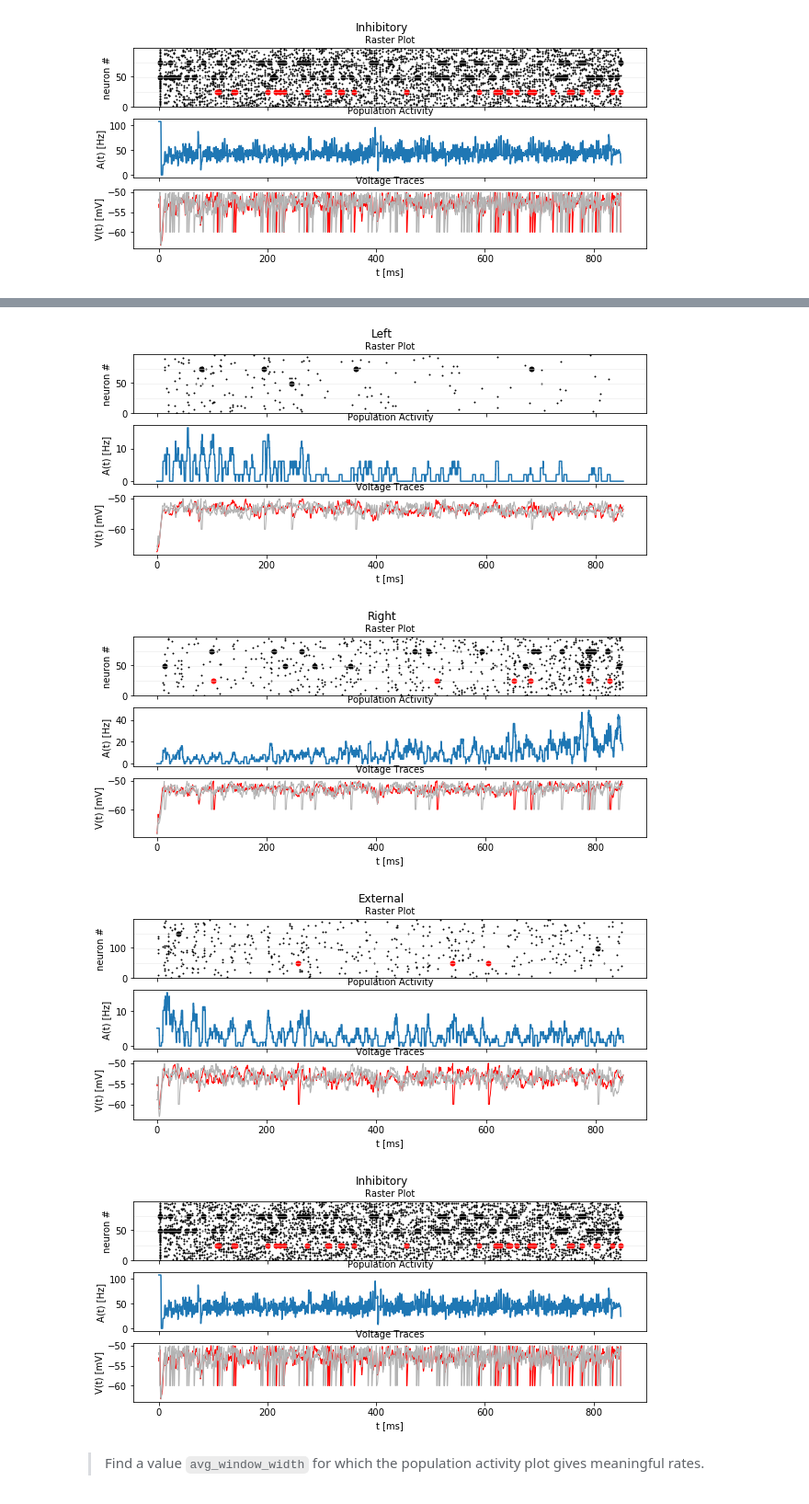
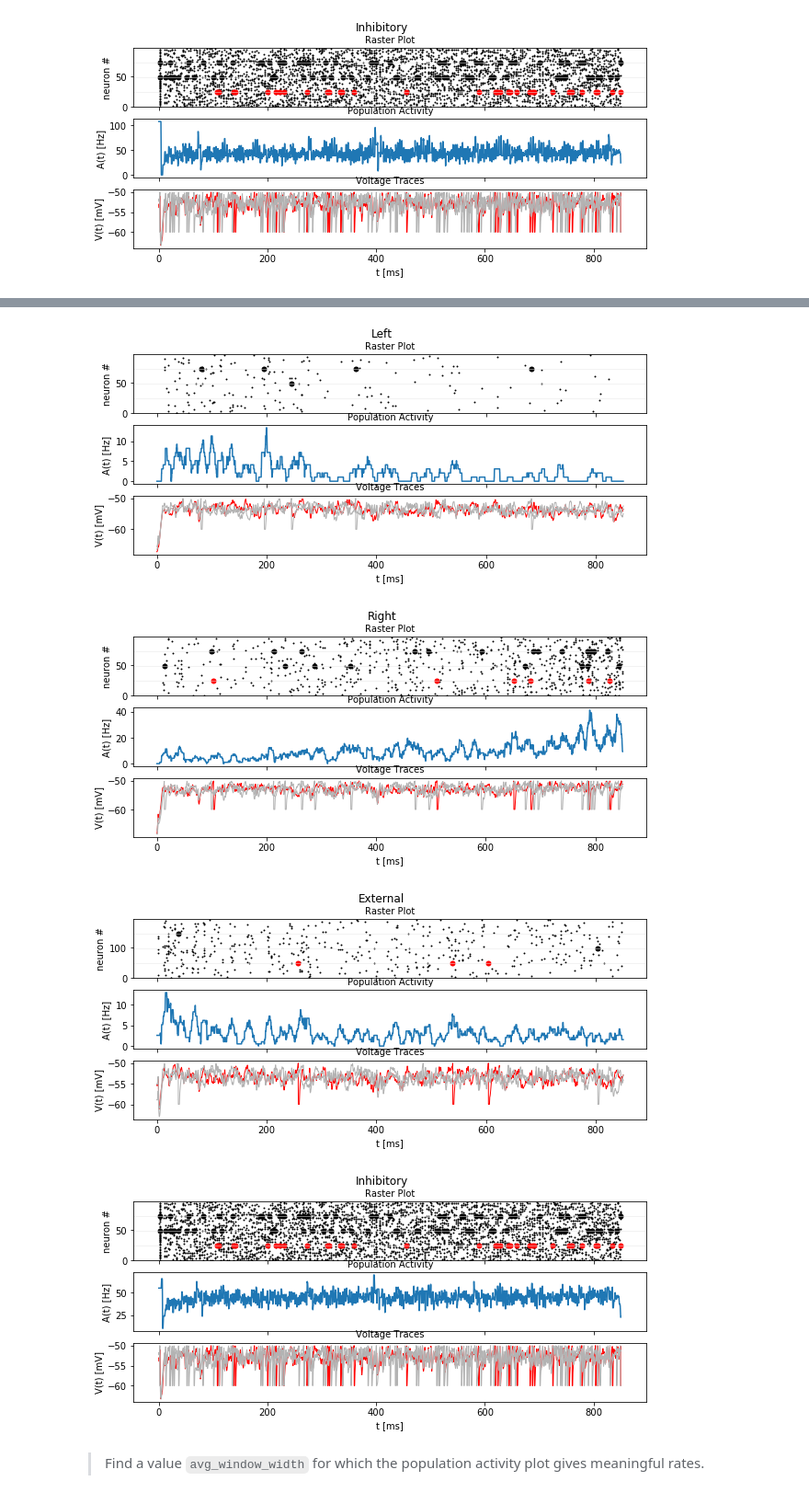
Before and after one commit to TristanBesson/bmnn, a Jupyter notebook: Ex13_Dylan_Bourgeois_224797.ipynb, the cells around one changed output, grey strips where cells are left out. Shown at 92% size. Saved outputs shown, nothing was run; the diff lists cells and outputs as text; code cells hidden in the pictures.

```diff
--- a/Ex13_Dylan_Bourgeois_224797.ipynb
+++ b/Ex13_Dylan_Bourgeois_224797.ipynb
@@ -228,7 +228,7 @@ plt.show()
 # AVG TIME = 10 ms #
 ###################
 
-averaging_window_time = 5. * b2.ms
+averaging_window_time = 10. * b2.ms
 
 plot_tools.plot_network_activity(results["rate_monitor_A"], results["spike_monitor_A"],
                                  results["voltage_monitor_A"], t_min=0. * b2.ms,
@@ -254,6 +255,6 @@ plt.show()
-[figure, old version]
+[figure, new version]
-[figure, old version]
+[figure, new version]
-[figure, old version]
+[figure, new version]
-[figure, old version]
+[figure, new version]
 # %% [markdown]
 > Find a value `avg_window_width` for which the population activity plot gives meaningful rates.
```
Also changed, not shown: parts of 22 cells of this notebook.
